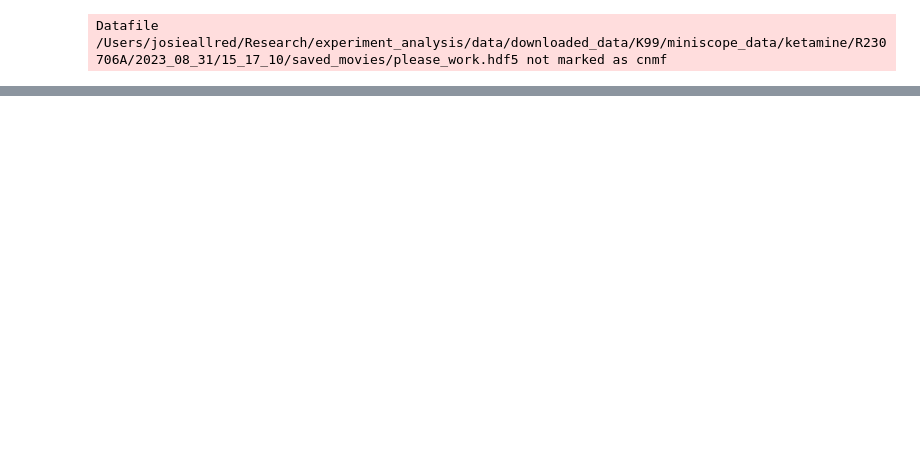
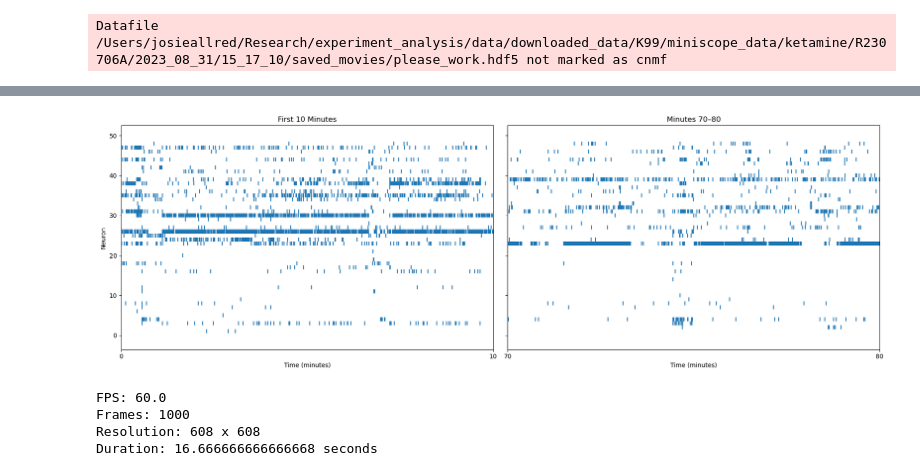
Before and after one commit to emelon8/ACE-NeuroTools, a Jupyter notebook: data_analysis/analysis.ipynb, the cells around one changed output, grey strips where cells are left out. Saved outputs shown, nothing was run; the diff lists cells and outputs as text; code cells hidden in the pictures; blank space fills up the shorter version.

```diff
--- a/data_analysis/analysis.ipynb
+++ b/data_analysis/analysis.ipynb
@@ -54,0 +193,22 @@ plt.eventplot(event_times)
+# %%
+fig, (ax1, ax2) = plt.subplots(1, 2, figsize=(18, 6), sharey=True)
+
+# --- First 10 minutes ---
+ax1.eventplot(event_times[:50])
+ax1.set_xlim(0, 10)
+ax1.set_xticks(np.arange(0, 11, n))
+ax1.set_xlabel('Time (minutes)')
+ax1.set_ylabel('Neuron')
+ax1.set_title('First 10 Minutes')
+
+# --- 70-80 minutes ---
+ax2.eventplot(event_times[:50])
+ax2.set_xlim(70, 80)
+ax2.set_xticks(np.arange(70, 81, n))
+ax2.set_xlabel('Time (minutes)')
+ax2.set_title('Minutes 70–80')
+
+plt.tight_layout()
+plt.savefig('/Users/josieallred/Research/experiment_analysis/data_analysis/before_after_ketamine2.png', dpi=150)
+# %% [output]
+[figure, added]
@@ -54,0 +217,24 @@ plt.eventplot(event_times)
+# %%
+# look into avi files
+import cv2
+
+cap = cv2.VideoCapture(path)
+
+fps = cap.get(cv2.CAP_PROP_FPS)
+frame_count = int(cap.get(cv2.CAP_PROP_FRAME_COUNT))
+width = int(cap.get(cv2.CAP_PROP_FRAME_WIDTH))
+height = int(cap.get(cv2.CAP_PROP_FRAME_HEIGHT))
+
+duration = frame_count / fps
+
+print("FPS:", fps)
+print("Frames:", frame_count)
+print("Resolution:", width, "x", height)
+print("Duration:", duration, "seconds")
+
+cap.release()
+# %% [output]
+FPS: 60.0
+Frames: 1000
+Resolution: 608 x 608
+Duration: 16.666666666666668 seconds
```
Also changed, not shown: parts of 12 cells of this notebook.
